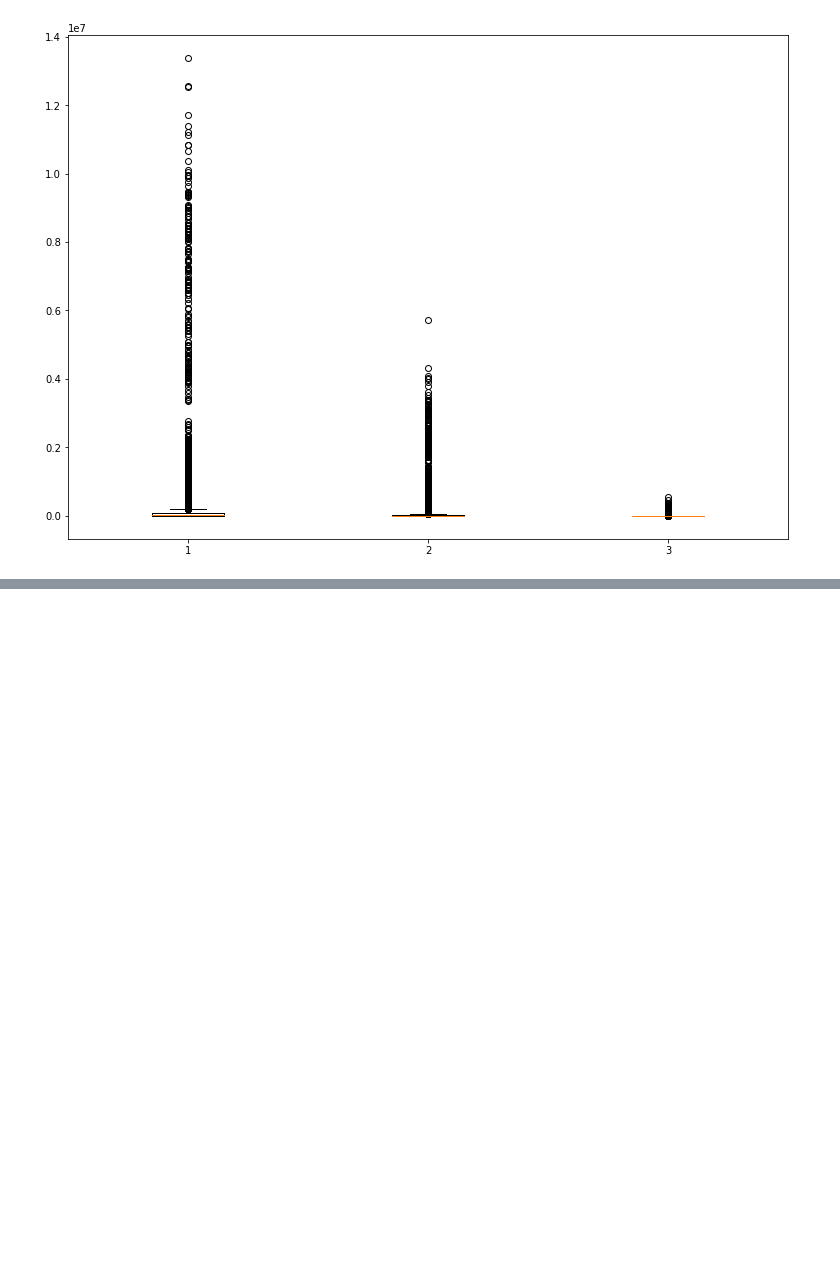
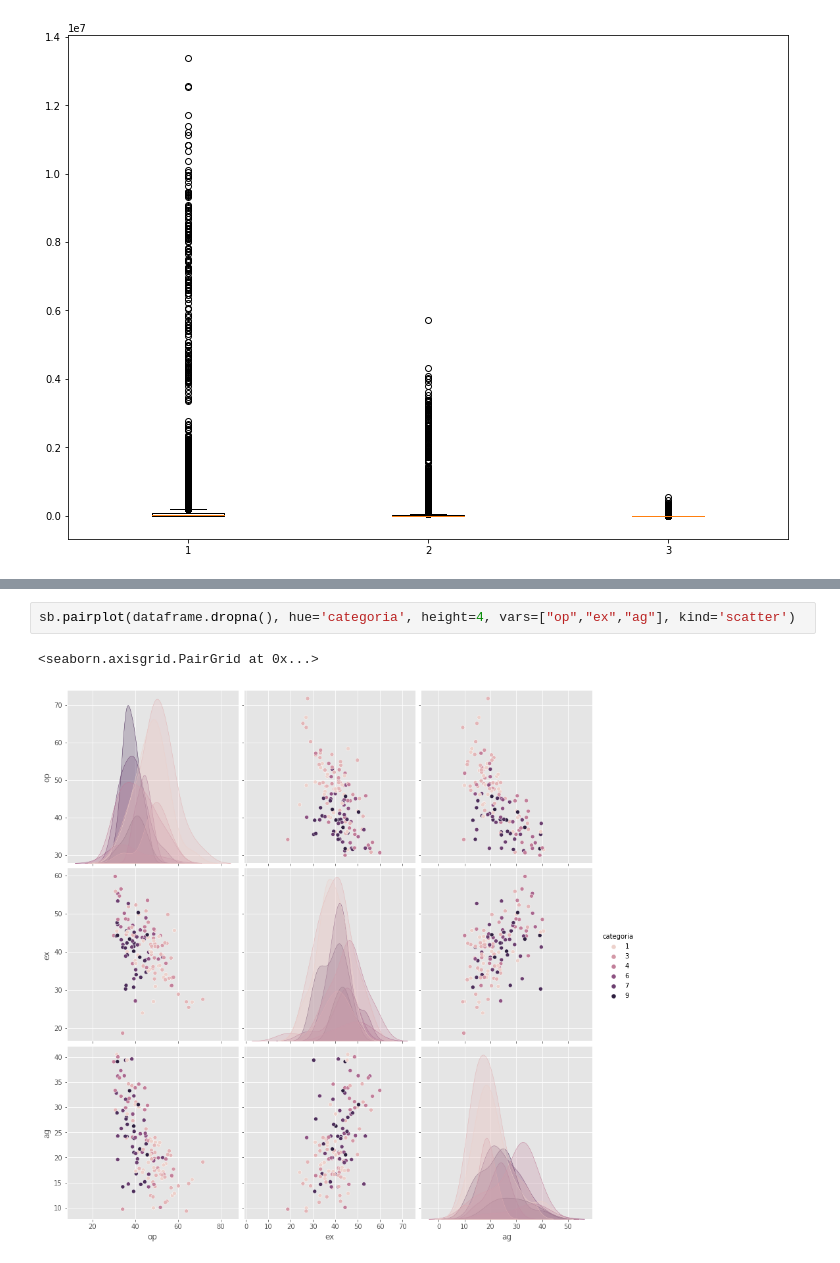
Before and after one commit to sergioruiz/arte-de-analitica, a Jupyter notebook: ElArteDeLaAnalitica.ipynb, the cells around one changed output, grey strips where cells are left out. Saved outputs shown, nothing was run; the diff lists cells and outputs as text; blank space fills up the shorter version.

```diff
--- a/ElArteDeLaAnalitica.ipynb
+++ b/ElArteDeLaAnalitica.ipynb
@@ -200,0 +307,5 @@ plt.show()
+# %%
+sb.pairplot(dataframe.dropna(), hue='categoria', height=4, vars=["op","ex","ag"], kind='scatter')
+# %% [output]
+<seaborn.axisgrid.PairGrid at 0x...>
+[figure, added]
```
Also changed, not shown: parts of 26 cells of this notebook.
